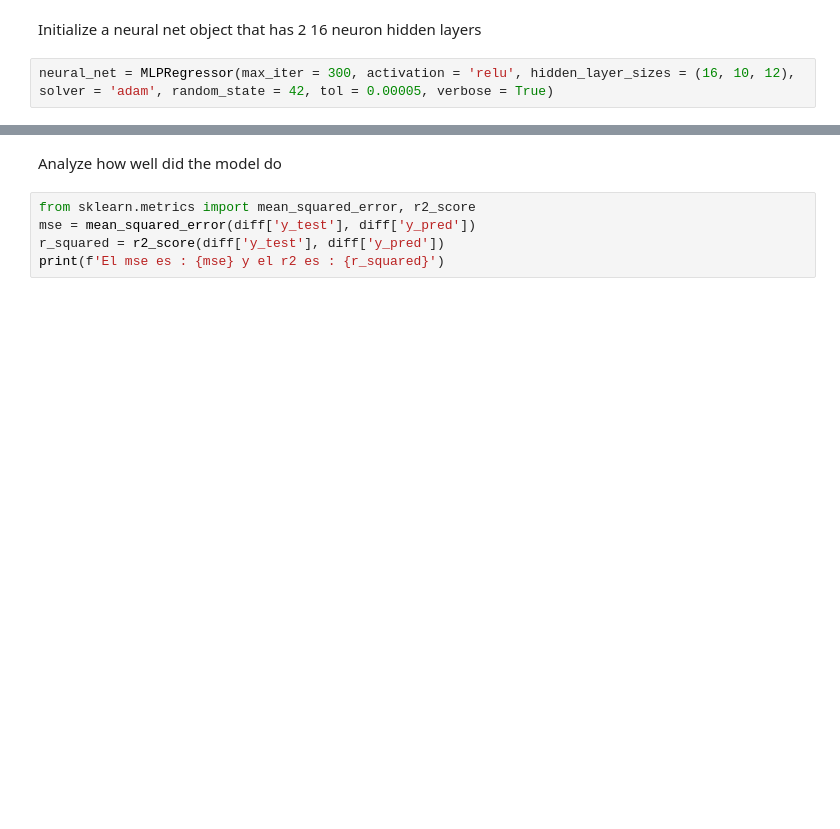
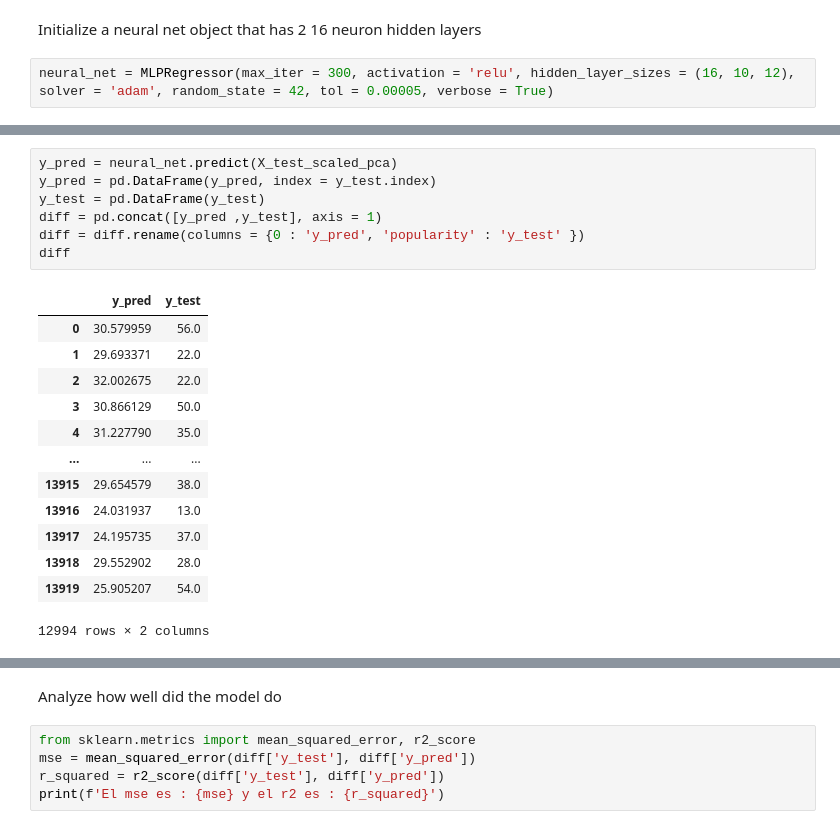
Before and after one commit to Rossana139/CoderHouse-25570-Proyecto-Spotify, a Jupyter notebook: Neural Net/Neural Net.ipynb, the cells around one changed output, grey strips where cells are left out. Drawn from its saved outputs; the diff is of its cells as text; blank space fills up the shorter version.

```diff
--- a/Neural Net/Neural Net.ipynb
+++ b/Neural Net/Neural Net.ipynb
@@ -76,0 +125,21 @@ neural_net = MLPRegressor(max_iter = 300, activation = 'relu', hidden_layer_size
+# %%
+y_pred = neural_net.predict(X_test_scaled_pca)
+y_pred = pd.DataFrame(y_pred, index = y_test.index)
+y_test = pd.DataFrame(y_test)
+diff = pd.concat([y_pred ,y_test], axis = 1)
+diff = diff.rename(columns = {0 : 'y_pred', 'popularity' : 'y_test' })
+diff
+# %% [output]
+|  | y_pred | y_test |
+| 0 | 30.579959 | 56.0 |
+| 1 | 29.693371 | 22.0 |
+| 2 | 32.002675 | 22.0 |
+| 3 | 30.866129 | 50.0 |
+| 4 | 31.227790 | 35.0 |
+| ... | ... | ... |
+| 13915 | 29.654579 | 38.0 |
+| 13916 | 24.031937 | 13.0 |
+| 13917 | 24.195735 | 37.0 |
+| 13918 | 29.552902 | 28.0 |
+| 13919 | 25.905207 | 54.0 |
+12994 rows × 2 columns
```
Also changed, not shown: parts of 18 cells of this notebook.
